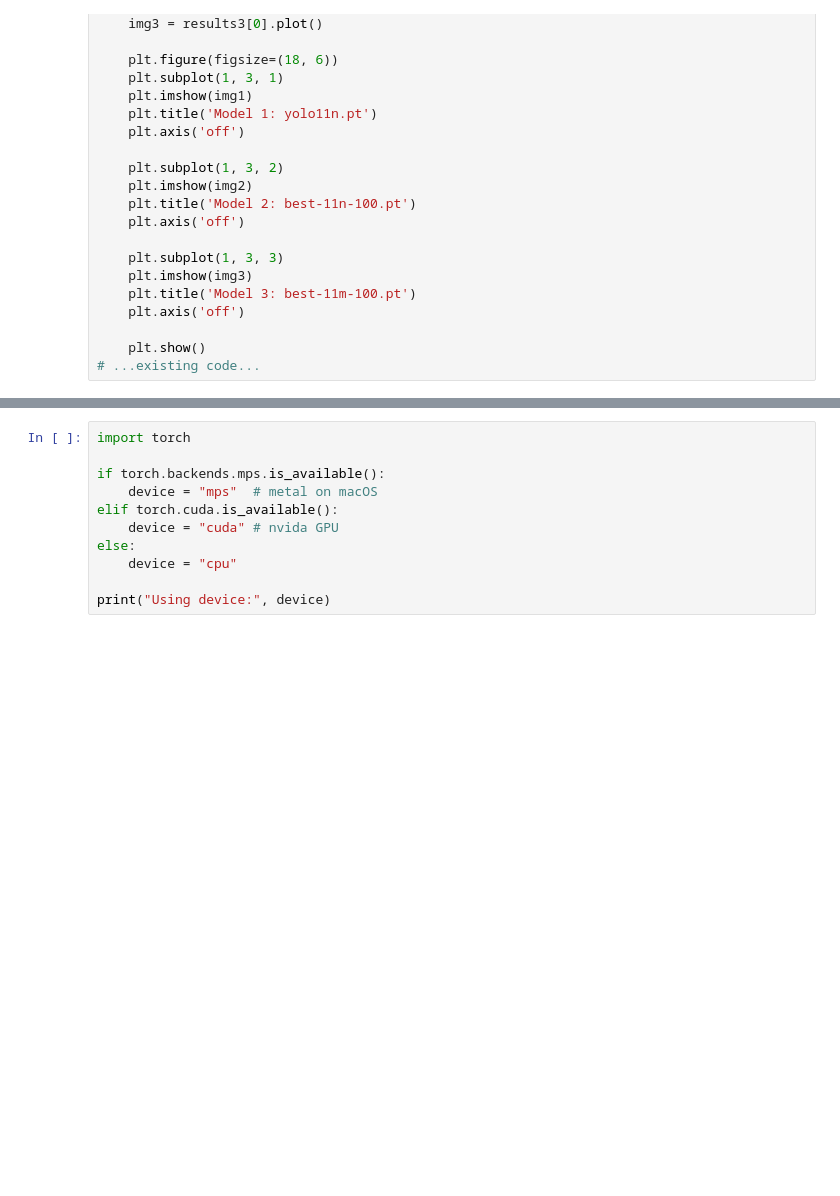
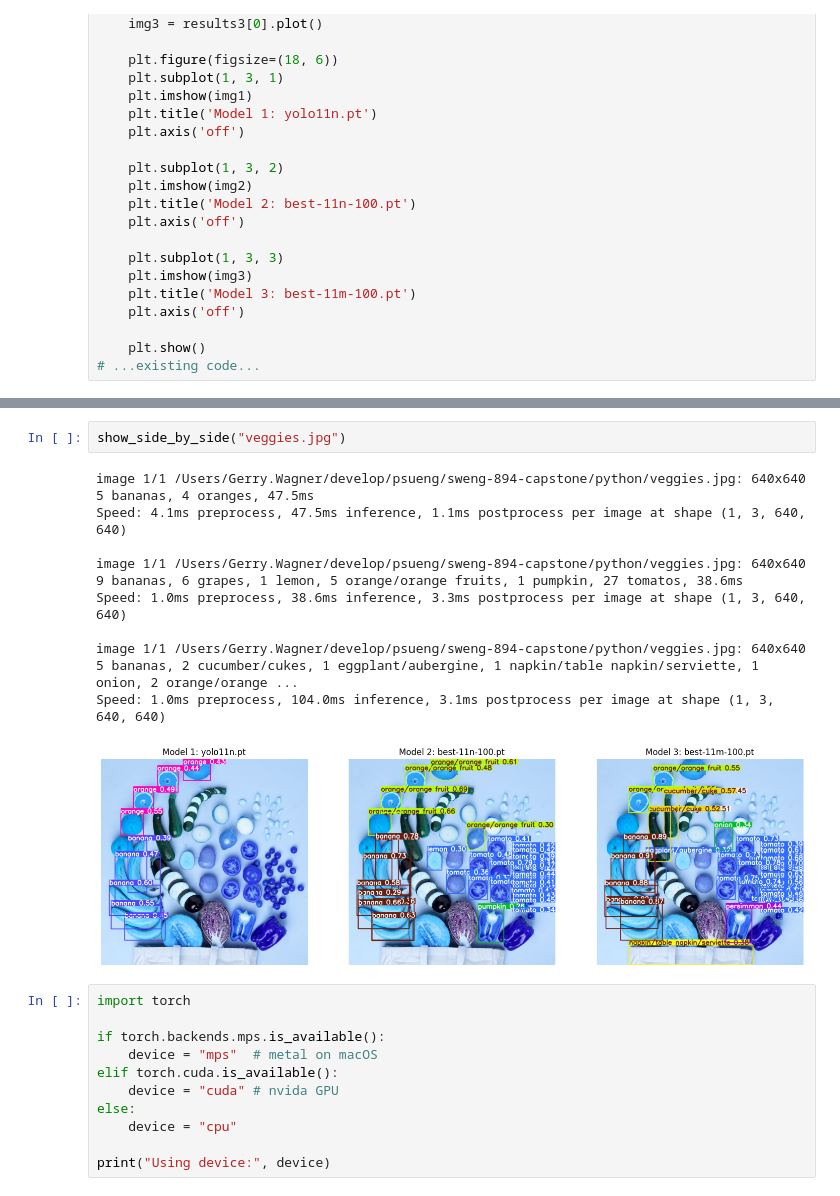
Before and after one commit to glwagnerii/sweng-894-capstone, a Jupyter notebook: python/models.ipynb, the cells around one changed output, grey strips where cells are left out. Saved outputs shown, nothing was run; the diff lists cells and outputs as text; blank space fills up the shorter version.

```diff
--- a/python/models.ipynb
+++ b/python/models.ipynb
@@ -68,4 +68,16 @@ Speed: 0.9ms preprocess, 84.7ms inference, 1.3ms postprocess per image at shape
 [figure]
+# %%
+show_side_by_side("veggies.jpg")
+# %% [output]
+image 1/1 /Users/Gerry.Wagner/develop/psueng/sweng-894-capstone/python/veggies.jpg: 640x640 5 bananas, 4 oranges, 47.5ms
+Speed: 4.1ms preprocess, 47.5ms inference, 1.1ms postprocess per image at shape (1, 3, 640, 640)
+
+image 1/1 /Users/Gerry.Wagner/develop/psueng/sweng-894-capstone/python/veggies.jpg: 640x640 9 bananas, 6 grapes, 1 lemon, 5 orange/orange fruits, 1 pumpkin, 27 tomatos, 38.6ms
+Speed: 1.0ms preprocess, 38.6ms inference, 3.3ms postprocess per image at shape (1, 3, 640, 640)
+
+image 1/1 /Users/Gerry.Wagner/develop/psueng/sweng-894-capstone/python/veggies.jpg: 640x640 5 bananas, 2 cucumber/cukes, 1 eggplant/aubergine, 1 napkin/table napkin/serviette, 1 onion, 2 orange/orange ...
+Speed: 1.0ms preprocess, 104.0ms inference, 3.1ms postprocess per image at shape (1, 3, 640, 640)
+[figure, added]
 # %%
 import torch
 
```
Also changed, not shown: parts of 2 cells of this notebook, 52 other files.
